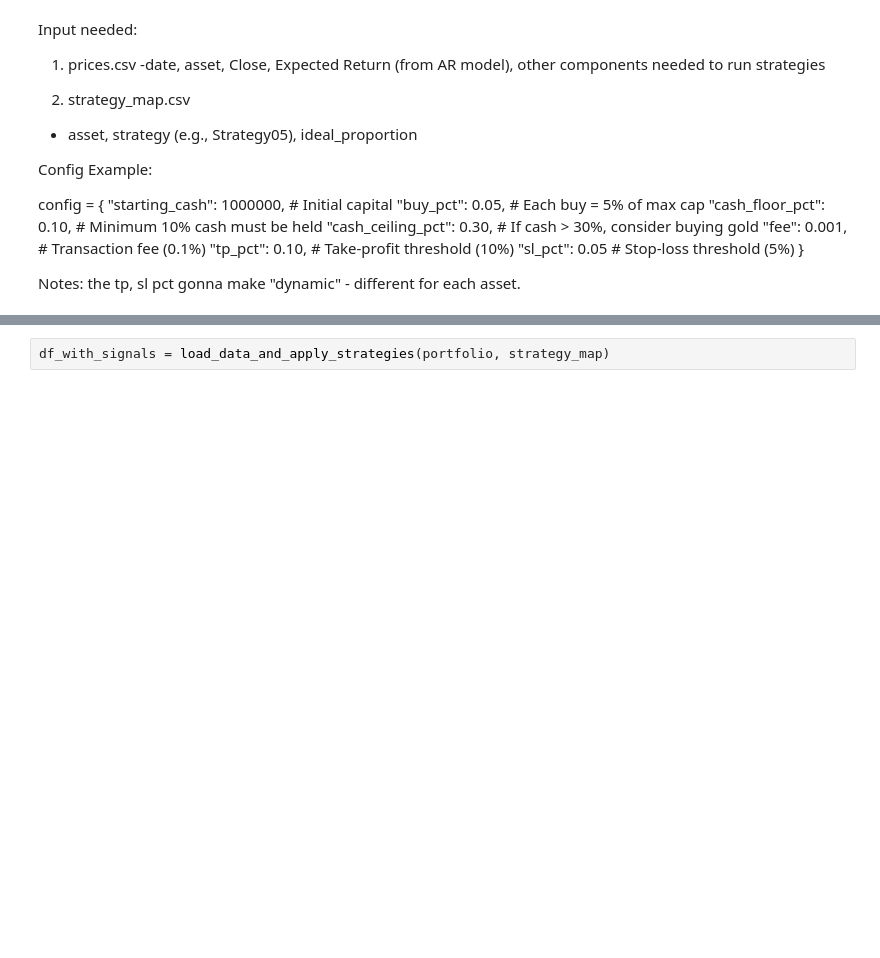
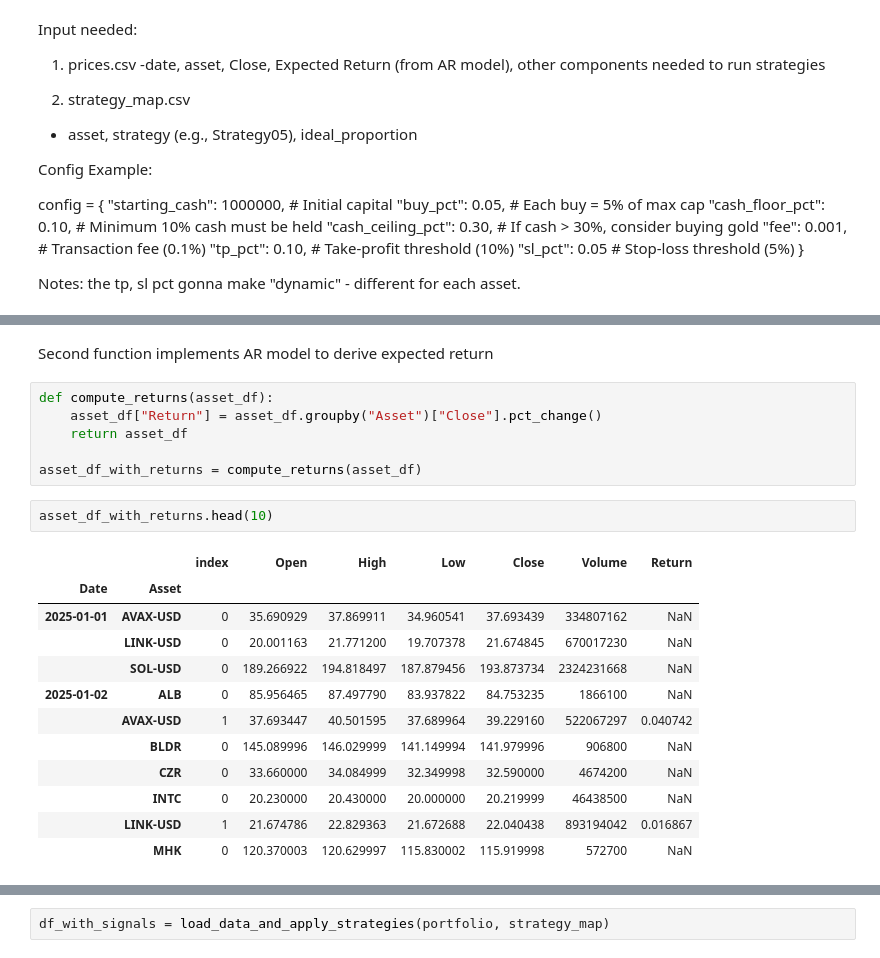
Before and after one commit to shaeanneeu/cryptoto, a Jupyter notebook: notebooks/autotrade_mechanism.ipynb, the cells around one changed output, grey strips where cells are left out. Cells and saved outputs as stored; diff of their text form; blank space fills up the shorter version.

```diff
--- a/notebooks/autotrade_mechanism.ipynb
+++ b/notebooks/autotrade_mechanism.ipynb
@@ -84,0 +107,23 @@ portfolio.get_assets()
+# %% [markdown]
+Second function implements AR model to derive expected return
+# %%
+def compute_returns(asset_df):
+    asset_df["Return"] = asset_df.groupby("Asset")["Close"].pct_change()
+    return asset_df
+
+asset_df_with_returns = compute_returns(asset_df)
+# %%
+asset_df_with_returns.head(10)
+# %% [output]
+|  |  | index | Open | High | Low | Close | Volume | Return |
+| Date | Asset |  |  |  |  |  |  |  |
+| 2025-01-01 | AVAX-USD | 0 | 35.690929 | 37.869911 | 34.960541 | 37.693439 | 334807162 | NaN |
+|  | LINK-USD | 0 | 20.001163 | 21.771200 | 19.707378 | 21.674845 | 670017230 | NaN |
+|  | SOL-USD | 0 | 189.266922 | 194.818497 | 187.879456 | 193.873734 | 2324231668 | NaN |
+| 2025-01-02 | ALB | 0 | 85.956465 | 87.497790 | 83.937822 | 84.753235 | 1866100 | NaN |
+|  | AVAX-USD | 1 | 37.693447 | 40.501595 | 37.689964 | 39.229160 | 522067297 | 0.040742 |
+|  | BLDR | 0 | 145.089996 | 146.029999 | 141.149994 | 141.979996 | 906800 | NaN |
+|  | CZR | 0 | 33.660000 | 34.084999 | 32.349998 | 32.590000 | 4674200 | NaN |
+|  | INTC | 0 | 20.230000 | 20.430000 | 20.000000 | 20.219999 | 46438500 | NaN |
+|  | LINK-USD | 1 | 21.674786 | 22.829363 | 21.672688 | 22.040438 | 893194042 | 0.016867 |
+|  | MHK | 0 | 120.370003 | 120.629997 | 115.830002 | 115.919998 | 572700 | NaN |
```
Also changed, not shown: parts of 11 cells of this notebook.
